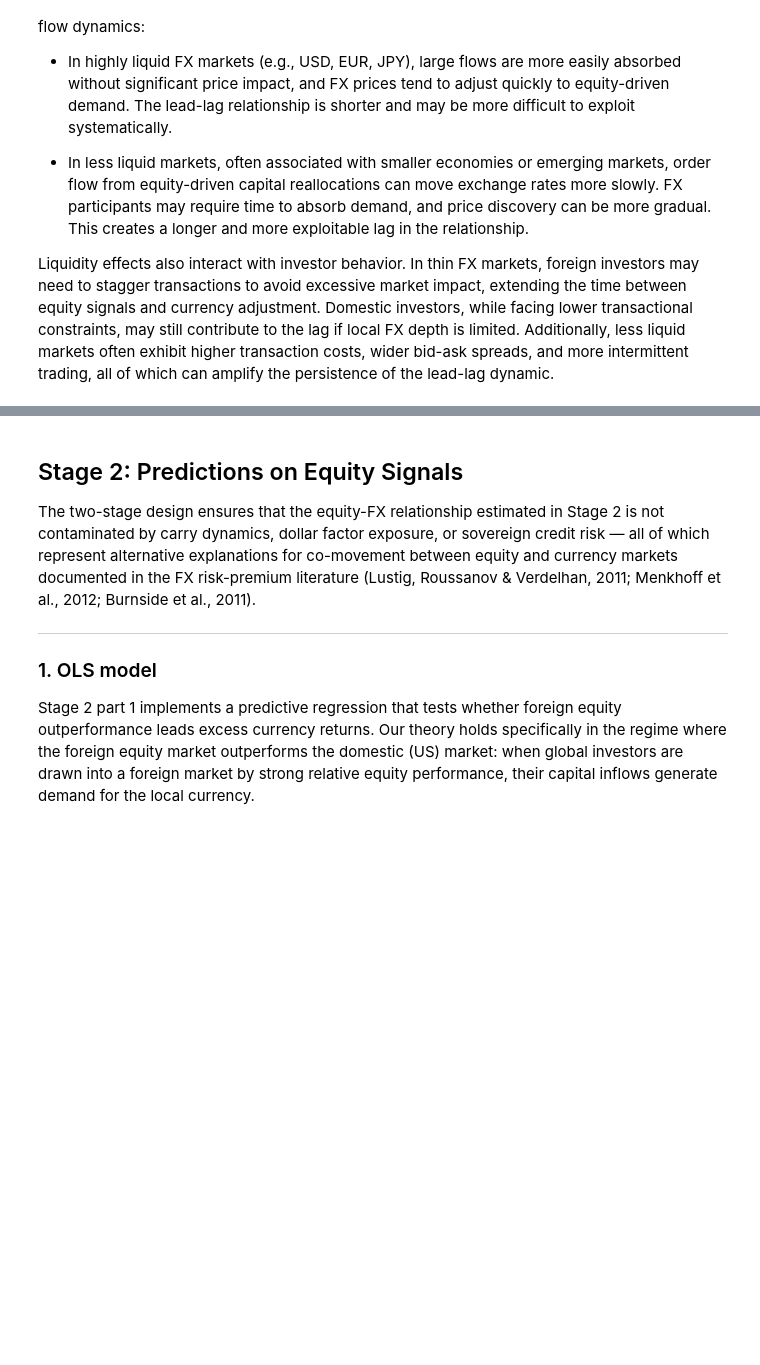
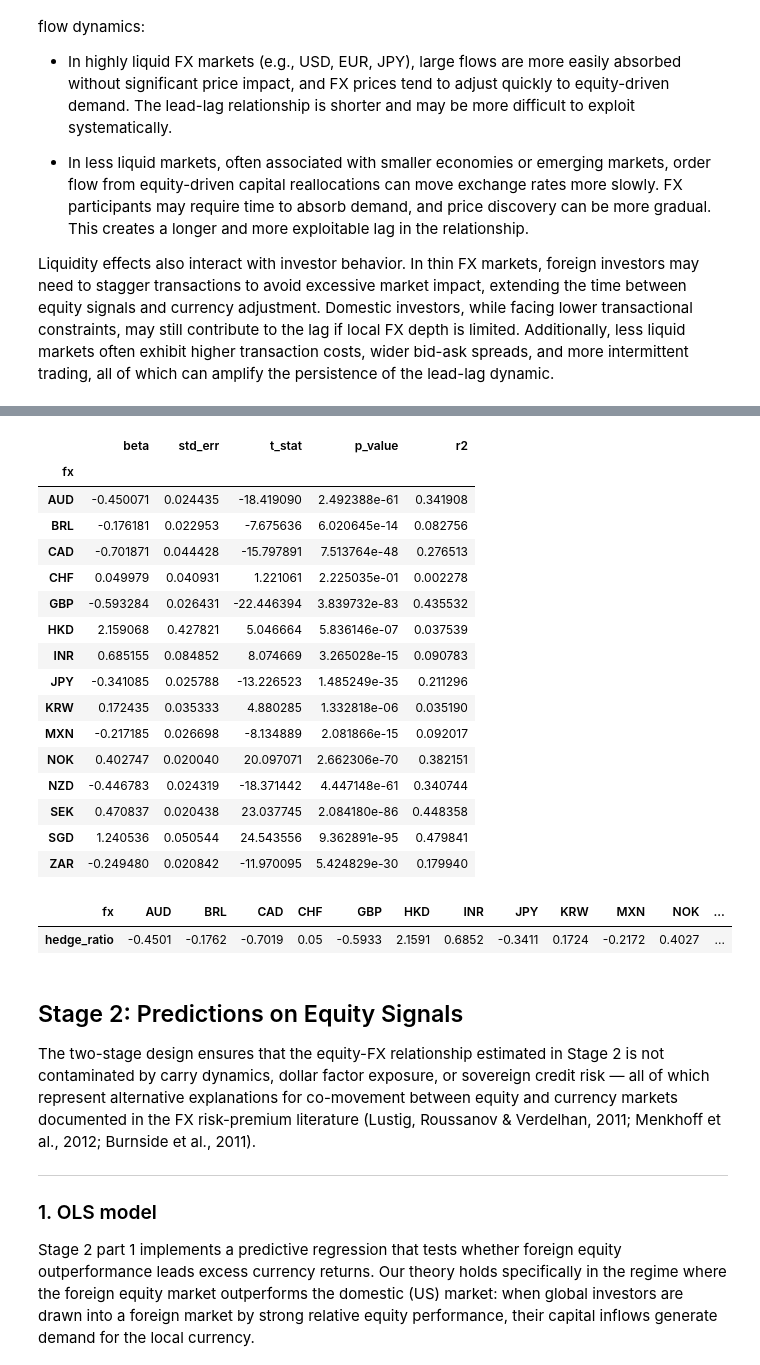
Before and after one commit to AdithSrinivasan/qts-cross-asset-fx, a Jupyter notebook: notebooks/analysis.ipynb, the cells around one changed output, grey strips where cells are left out. Cells and saved outputs as stored; diff of their text form; code cells hidden in the pictures; blank space fills up the shorter version.

```diff
--- a/notebooks/analysis.ipynb
+++ b/notebooks/analysis.ipynb
@@ -576,3 +970,36 @@ load_stage1_residuals()
+# %%
+beta_table = run_insample_hedge_regression();
+display(beta_table)
+# %% [output]
+|  | beta | std_err | t_stat | p_value | r2 |
+| fx |  |  |  |  |  |
+| AUD | -0.450071 | 0.024435 | -18.419090 | 2.492388e-61 | 0.341908 |
+| BRL | -0.176181 | 0.022953 | -7.675636 | 6.020645e-14 | 0.082756 |
+| CAD | -0.701871 | 0.044428 | -15.797891 | 7.513764e-48 | 0.276513 |
+| CHF | 0.049979 | 0.040931 | 1.221061 | 2.225035e-01 | 0.002278 |
+| GBP | -0.593284 | 0.026431 | -22.446394 | 3.839732e-83 | 0.435532 |
+| HKD | 2.159068 | 0.427821 | 5.046664 | 5.836146e-07 | 0.037539 |
+| INR | 0.685155 | 0.084852 | 8.074669 | 3.265028e-15 | 0.090783 |
+| JPY | -0.341085 | 0.025788 | -13.226523 | 1.485249e-35 | 0.211296 |
+| KRW | 0.172435 | 0.035333 | 4.880285 | 1.332818e-06 | 0.035190 |
+| MXN | -0.217185 | 0.026698 | -8.134889 | 2.081866e-15 | 0.092017 |
+| NOK | 0.402747 | 0.020040 | 20.097071 | 2.662306e-70 | 0.382151 |
+| NZD | -0.446783 | 0.024319 | -18.371442 | 4.447148e-61 | 0.340744 |
+| SEK | 0.470837 | 0.020438 | 23.037745 | 2.084180e-86 | 0.448358 |
+| SGD | 1.240536 | 0.050544 | 24.543556 | 9.362891e-95 | 0.479841 |
+| ZAR | -0.249480 | 0.020842 | -11.970095 | 5.424829e-30 | 0.179940 |
+# %%
+hedge_ratios_wide = (
+    beta_table["beta"]
+    .to_frame()
+    .T
+    .rename(index={"beta": "hedge_ratio"})
+)
+
+display(hedge_ratios_wide.round(4))
+# %% [output]
+| fx | AUD | BRL | CAD | CHF | GBP | HKD | INR | JPY | KRW | MXN | NOK | ... |
+| hedge_ratio | -0.4501 | -0.1762 | -0.7019 | 0.05 | -0.5933 | 2.1591 | 0.6852 | -0.3411 | 0.1724 | -0.2172 | 0.4027 | ... |
 # %% [markdown]
 ## Stage 2: Predictions on Equity Signals
 
```
Also changed, not shown: parts of 28 cells of this notebook, 1 other file.
